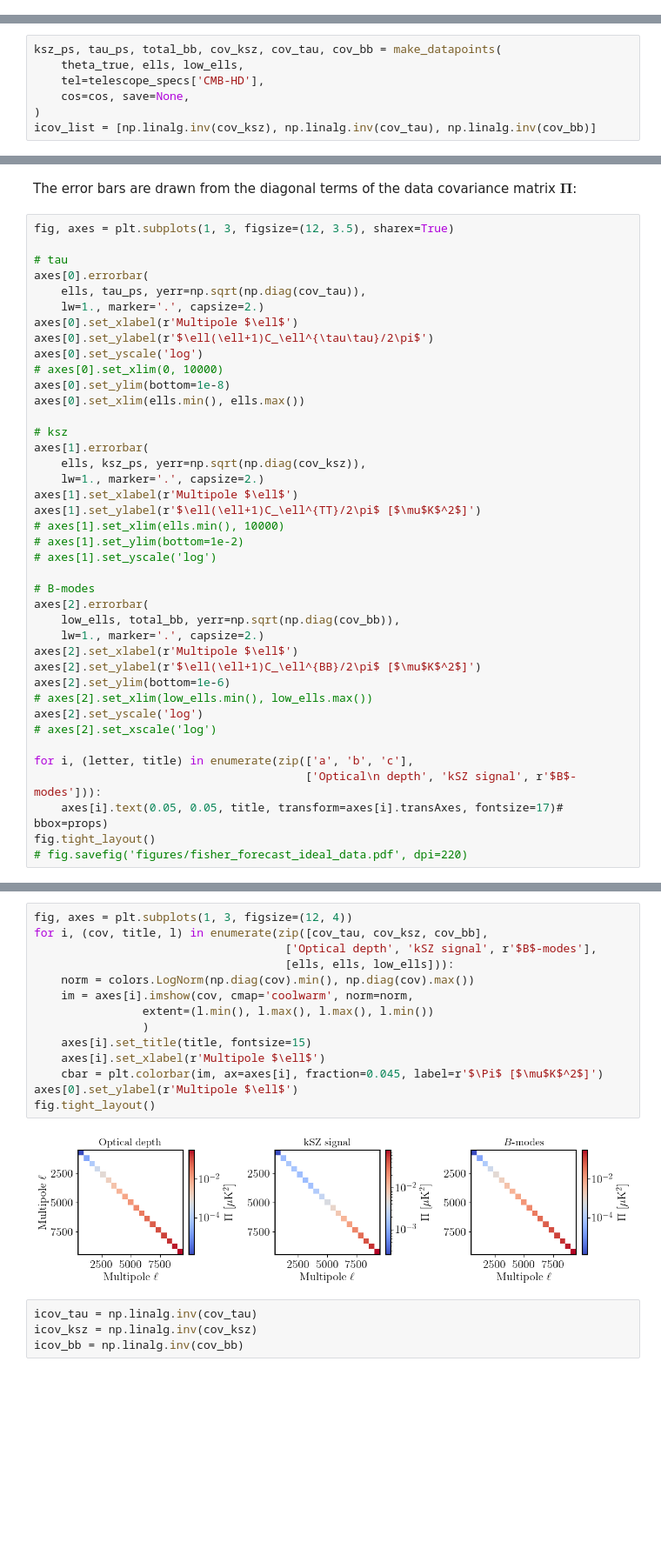
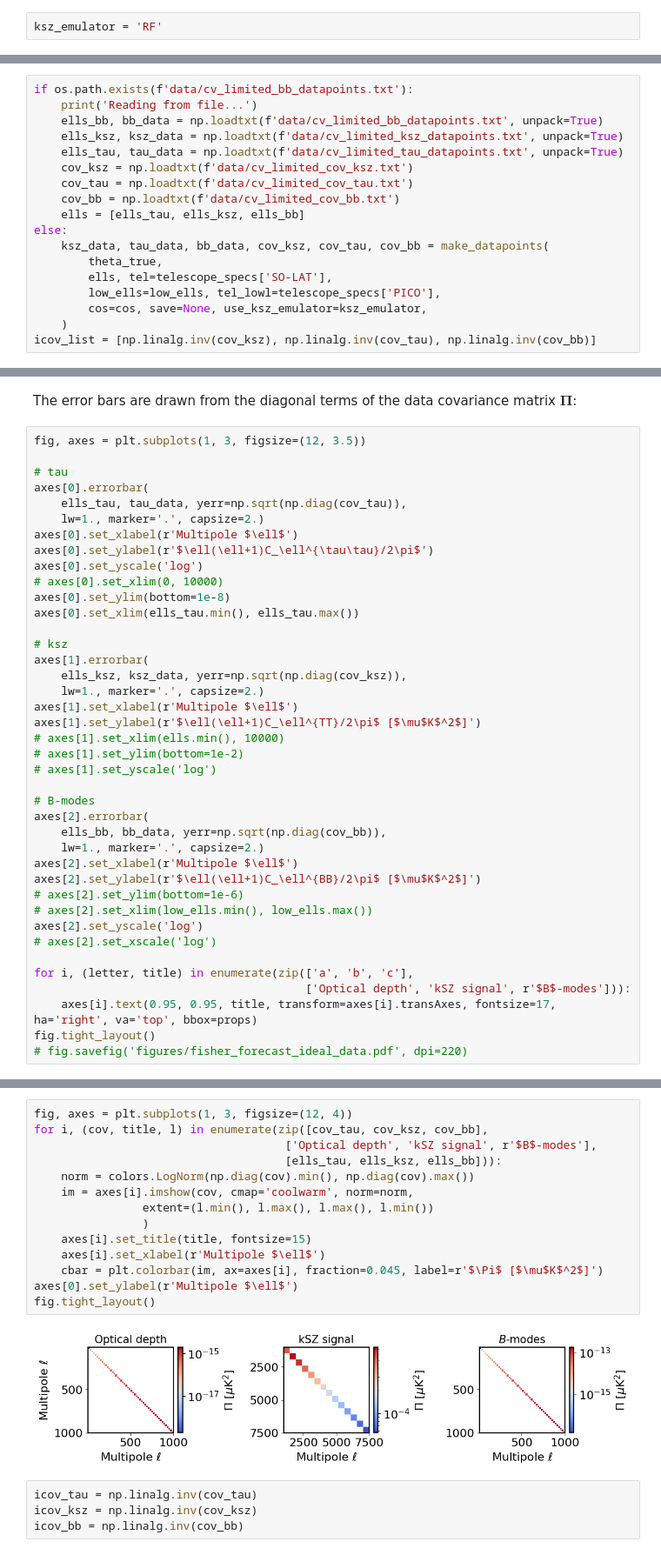
Before and after one commit to adeliegorce/preion, a Jupyter notebook: cross-correlations/With_Pee/forecast_autos/fisher.ipynb, the cells around one changed output, grey strips where cells are left out. Shown at 87% size. Drawn from its saved outputs; the diff is of its cells as text; blank space fills up the shorter version.

Commit message:
Updated fisher to cv limited

```diff
--- a/cross-correlations/With_Pee/forecast_autos/fisher.ipynb
+++ b/cross-correlations/With_Pee/forecast_autos/fisher.ipynb
@@ -35,5 +34,7 @@ print(ells.size, low_ells.size, delta_ell)
 # %%
 nsamples = 10000
+# %%
+ksz_emulator = 'RF'
 # %% [markdown]
 In this notebook, we perform a Fisher forecast to better understand the results of our MCMC. Indeed, in a Fisher formalism, it is possible to derive the posterior distributions of the fit analytically.
 # %% [markdown]
@@ -56,10 +57,21 @@ In these ideal conditions, the inverse of the Fisher matric is the covariance ma
 Let's produce mock data points and covariance matrix.
 # %%
 theta_true = [7.0, 1.5, 3.7, 0.10]
-# %%
-ksz_ps, tau_ps, total_bb, cov_ksz, cov_tau, cov_bb = make_datapoints(
-    theta_true, ells, low_ells,
-    tel=telescope_specs['CMB-HD'],
-    cos=cos, save=None,
-)
-icov_list = [np.linalg.inv(cov_ksz), np.linalg.inv(cov_tau), np.linalg.inv(cov_bb)]
+# %%
+if os.path.exists(f'data/cv_limited_bb_datapoints.txt'):
+    print('Reading from file...')
+    ells_bb, bb_data = np.loadtxt(f'data/cv_limited_bb_datapoints.txt', unpack=True)
+    ells_ksz, ksz_data = np.loadtxt(f'data/cv_limited_ksz_datapoints.txt', unpack=True)
+    ells_tau, tau_data = np.loadtxt(f'data/cv_limited_tau_datapoints.txt', unpack=True)
+    cov_ksz = np.loadtxt(f'data/cv_limited_cov_ksz.txt')
+    cov_tau = np.loadtxt(f'data/cv_limited_cov_tau.txt')
+    cov_bb = np.loadtxt(f'data/cv_limited_cov_bb.txt')
+    ells = [ells_tau, ells_ksz, ells_bb]
+else:
+    ksz_data, tau_data, bb_data, cov_ksz, cov_tau, cov_bb = make_datapoints(
+        theta_true,
+        ells, tel=telescope_specs['SO-LAT'],
+        low_ells=low_ells, tel_lowl=telescope_specs['PICO'],
+        cos=cos, save=None, use_ksz_emulator=ksz_emulator,
+    )
+icov_list = [np.linalg.inv(cov_ksz), np.linalg.inv(cov_tau), np.linalg.inv(cov_bb)]
@@ -66,22 +80,22 @@ icov_list = [np.linalg.inv(cov_ksz), np.linalg.inv(cov_tau), np.linalg.inv(cov_b
 # %% [markdown]
 The error bars are drawn from the diagonal terms of the data covariance matrix $\mathbf{\Pi}$:
 # %%
-fig, axes = plt.subplots(1, 3, figsize=(12, 3.5), sharex=True)
+fig, axes = plt.subplots(1, 3, figsize=(12, 3.5))
 
 # tau
 axes[0].errorbar(
-    ells, tau_ps, yerr=np.sqrt(np.diag(cov_tau)),
+    ells_tau, tau_data, yerr=np.sqrt(np.diag(cov_tau)),
     lw=1., marker='.', capsize=2.)
 axes[0].set_xlabel(r'Multipole $\ell$')
 axes[0].set_ylabel(r'$\ell(\ell+1)C_\ell^{\tau\tau}/2\pi$')
 axes[0].set_yscale('log')
 # axes[0].set_xlim(0, 10000)
 axes[0].set_ylim(bottom=1e-8)
-axes[0].set_xlim(ells.min(), ells.max())
+axes[0].set_xlim(ells_tau.min(), ells_tau.max())
 
 # ksz
 axes[1].errorbar(
-    ells, ksz_ps, yerr=np.sqrt(np.diag(cov_ksz)),
+    ells_ksz, ksz_data, yerr=np.sqrt(np.diag(cov_ksz)),
     lw=1., marker='.', capsize=2.)
 axes[1].set_xlabel(r'Multipole $\ell$')
 axes[1].set_ylabel(r'$\ell(\ell+1)C_\ell^{TT}/2\pi$ [$\mu$K$^2$]')
@@ -91,18 +105,18 @@ axes[1].set_ylabel(r'$\ell(\ell+1)C_\ell^{TT}/2\pi$ [$\mu$K$^2$]')
 
 # B-modes
 axes[2].errorbar(
-    low_ells, total_bb, yerr=np.sqrt(np.diag(cov_bb)),
+    ells_bb, bb_data, yerr=np.sqrt(np.diag(cov_bb)),
     lw=1., marker='.', capsize=2.)
 axes[2].set_xlabel(r'Multipole $\ell$')
 axes[2].set_ylabel(r'$\ell(\ell+1)C_\ell^{BB}/2\pi$ [$\mu$K$^2$]')
-axes[2].set_ylim(bottom=1e-6)
+# axes[2].set_ylim(bottom=1e-6)
 # axes[2].set_xlim(low_ells.min(), low_ells.max())
 axes[2].set_yscale('log')
 # axes[2].set_xscale('log')
 
 for i, (letter, title) in enumerate(zip(['a', 'b', 'c'],
-                                        ['Optical\n depth', 'kSZ signal', r'$B$-modes'])):
-    axes[i].text(0.05, 0.05, title, transform=axes[i].transAxes, fontsize=17)# bbox=props)
+                                        ['Optical depth', 'kSZ signal', r'$B$-modes'])):
+    axes[i].text(0.95, 0.95, title, transform=axes[i].transAxes, fontsize=17, ha='right', va='top', bbox=props)
 fig.tight_layout()
 # fig.savefig('figures/fisher_forecast_ideal_data.pdf', dpi=220)
 # %% [output]
@@ -110,19 +124,19 @@ fig.tight_layout()
 # %%
 fig, axes = plt.subplots(1, 3, figsize=(12, 4))
 for i, (cov, title, l) in enumerate(zip([cov_tau, cov_ksz, cov_bb],
                                      ['Optical depth', 'kSZ signal', r'$B$-modes'],
-                                     [ells, ells, low_ells])):
+                                     [ells_tau, ells_ksz, ells_bb])):
     norm = colors.LogNorm(np.diag(cov).min(), np.diag(cov).max())
     im = axes[i].imshow(cov, cmap='coolwarm', norm=norm,
                 extent=(l.min(), l.max(), l.max(), l.min())
                 )
     axes[i].set_title(title, fontsize=15)
     axes[i].set_xlabel(r'Multipole $\ell$')
     cbar = plt.colorbar(im, ax=axes[i], fraction=0.045, label=r'$\Pi$ [$\mu$K$^2$]')
 axes[0].set_ylabel(r'Multipole $\ell$')
 fig.tight_layout()
 # %% [output]
-[figure, old version]
+[figure, new version]
 # %%
 icov_tau = np.linalg.inv(cov_tau)
 icov_ksz = np.linalg.inv(cov_ksz)
```
Also changed, not shown: parts of 29 cells of this notebook.
